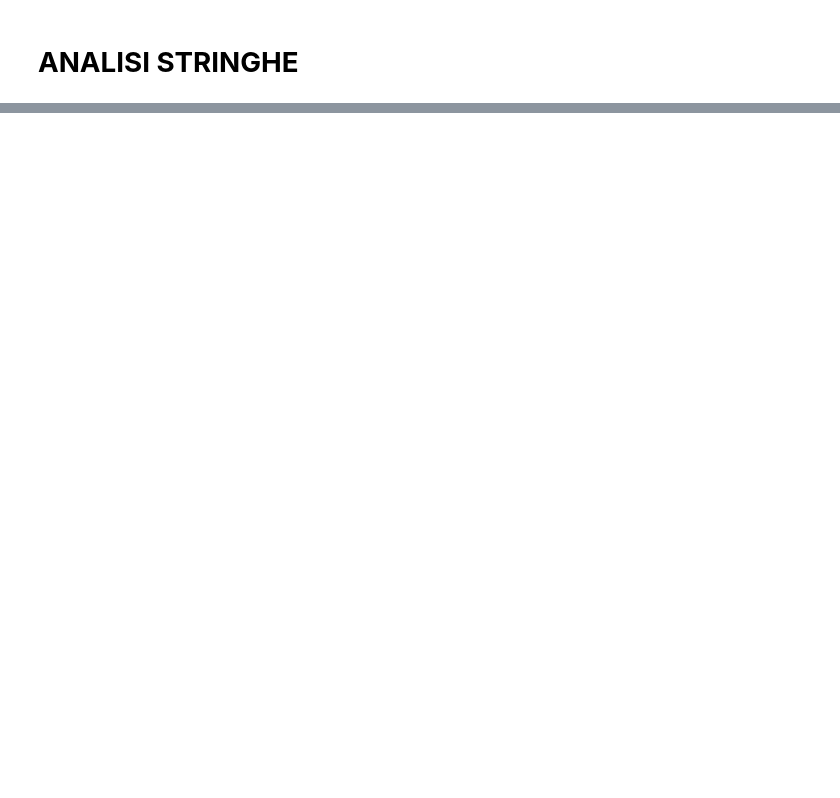
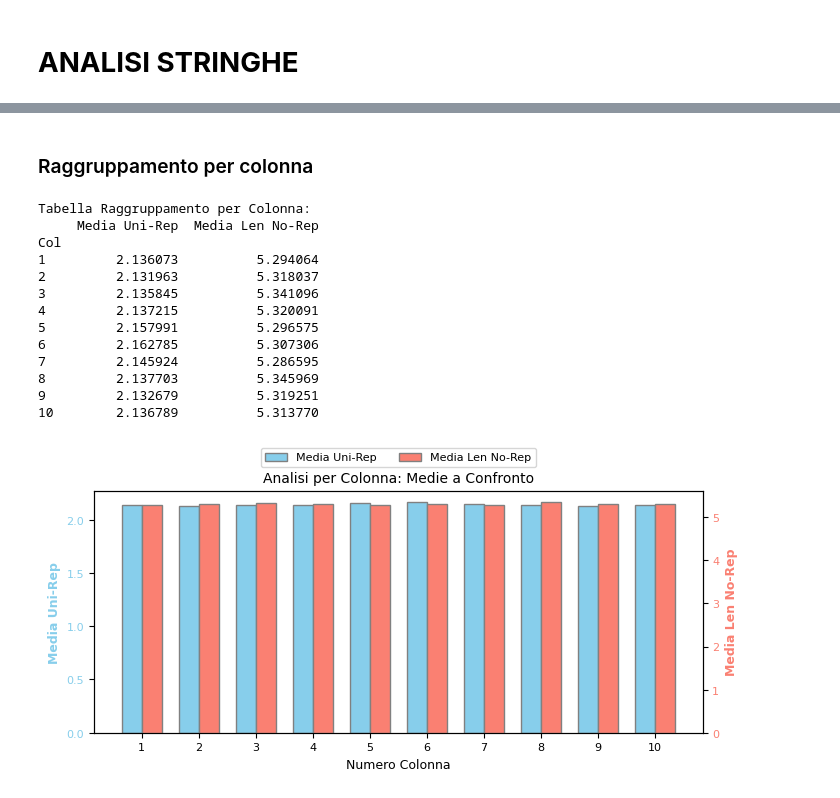
Before and after one commit to Malotrou/Zodiac_linguistic_analysis, a Jupyter notebook: Z340_analysis_jarvle.ipynb, the cells around one changed output, grey strips where cells are left out. Cells and saved outputs as stored; diff of their text form; code cells hidden in the pictures; blank space fills up the shorter version.

```diff
--- a/Z340_analysis_jarvle.ipynb
+++ b/Z340_analysis_jarvle.ipynb
@@ -543,0 +637,72 @@ TABELLA DETTAGLIATA:
+# %% [markdown]
+### Raggruppamento per colonna
+# %%
+# --- 1. RAGGRUPPAMENTO PER COLONNA (Media + Doppio Asse Y) ---
+
+# Raggruppiamo per 'Col' e calcoliamo la MEDIA per entrambe
+df_col_stats = df_risultato.groupby("Col").agg({
+    "Uni-Rep": "mean",
+    "Len No-Rep": "mean"
+})
+
+# Rinominiamo le colonne
+df_col_stats.columns = ["Media Uni-Rep", "Media Len No-Rep"]
+
+print("Tabella Raggruppamento per Colonna:")
+print(df_col_stats)
+
+# --- CREAZIONE GRAFICO ---
+# Creiamo la figura e il primo asse (sinistro)
+fig, ax1 = plt.subplots(figsize=(7.2, 3.6)) # Dimensioni ridotte
+
+# Creiamo il secondo asse (destro) che condivide la stessa X
+ax2 = ax1.twinx()
+
+# Impostazioni per le barre affiancate
+indices = df_col_stats.index
+width = 0.35 # Larghezza barre
+
+# Disegno Barre 1 (Asse Sinistro - Azzurro) - Spostate leggermente a sinistra
+bars1 = ax1.bar(indices - width/2, df_col_stats["Media Uni-Rep"], width,
+                color='skyblue', label='Media Uni-Rep', edgecolor='grey')
+
+# Disegno Barre 2 (Asse Destro - Salmone) - Spostate leggermente a destra
+bars2 = ax2.bar(indices + width/2, df_col_stats["Media Len No-Rep"], width,
+                color='salmon', label='Media Len No-Rep', edgecolor='grey')
+
+# --- FORMATTAZIONE ---
+ax1.set_xlabel("Numero Colonna", fontsize=9)
+ax1.set_ylabel("Media Uni-Rep", fontsize=9, color='skyblue', fontweight='bold')
+ax2.set_ylabel("Media Len No-Rep", fontsize=9, color='salmon', fontweight='bold')
+
+# Coloriamo i numeri sugli assi per corrispondere alle barre
+ax1.tick_params(axis='y', labelcolor='skyblue', labelsize=8)
+ax2.tick_params(axis='y', labelcolor='salmon', labelsize=8)
+ax1.tick_params(axis='x', labelsize=8)
+ax1.set_xticks(indices) # Assicura che tutti i numeri colonna siano visibili
+
+plt.title("Analisi per Colonna: Medie a Confronto", fontsize=10)
+
+# Legenda Unificata (Combiniamo le legende dei due assi)
+lines_1, labels_1 = ax1.get_legend_handles_labels()
+lines_2, labels_2 = ax2.get_legend_handles_labels()
+ax1.legend(lines_1 + lines_2, labels_1 + labels_2, loc='upper center',
+           bbox_to_anchor=(0.5, 1.2), ncol=2, fontsize=8)
+
+plt.tight_layout()
+plt.show()
+# %% [output]
+Tabella Raggruppamento per Colonna:
+     Media Uni-Rep  Media Len No-Rep
+Col
+1         2.136073          5.294064
+2         2.131963          5.318037
+3         2.135845          5.341096
+4         2.137215          5.320091
+5         2.157991          5.296575
+6         2.162785          5.307306
+7         2.145924          5.286595
+8         2.137703          5.345969
+9         2.132679          5.319251
+10        2.136789          5.313770
+[figure, added]
```
Also changed, not shown: parts of 19 cells of this notebook.
